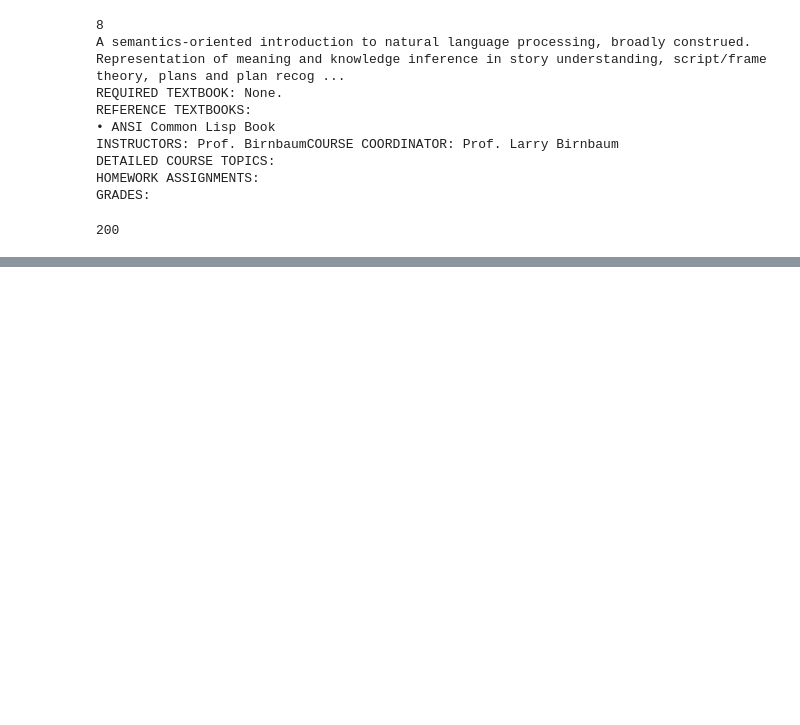
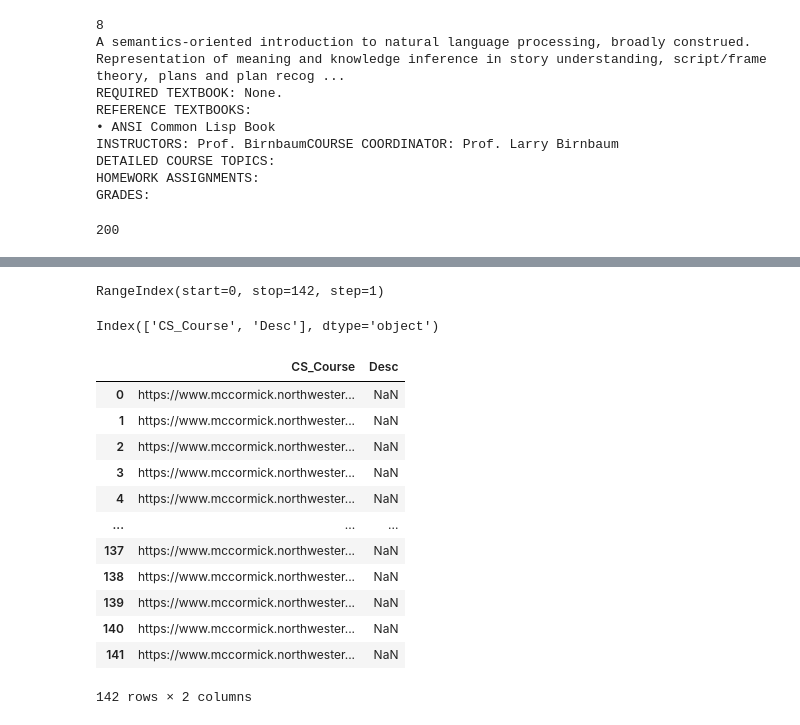
Before and after one commit to sesac-2023/cha_workspace, a Jupyter notebook: CRAWLING/230831~230901_practice.ipynb, the cells around one changed output, grey strips where cells are left out. Cells and saved outputs as stored; diff of their text form; code cells hidden in the pictures; blank space fills up the shorter version.

Commit message:
undated crawling code using pandas code

```diff
--- a/CRAWLING/230831~230901_practice.ipynb
+++ b/CRAWLING/230831~230901_practice.ipynb
@@ -64,3 +65,10 @@ response = requests.get(course_url)
 print(response.status_code)
 # %% [output]
 200
+# %%
+soup = BeautifulSoup(response.text, "html.parser")
+# print(soup)
+course_list = soup.select("#course_list tbody a") # PATH # 앞에 나온게 무조건 위에 있는 Level
+# # <- id id=""
+print(course_list[0])
+print(course_list[1])
@@ -66,0 +98,13 @@ print(response.status_code)
+# %%
+# List Comprehension
+# Lambda
+# course_list_url = [  i["href"] for i in course_list if str(i.text).startswith("COMP") ]
+# print(course_list_url[0])
+course_list_url = []
+for i in course_list:
+    # i.text -> String
+    if (i.text).startswith("COMP"):
+        # print(i)
+        # print(i["href"])
+        course_list_url.append(i["href"])
+print(course_list_url)
@@ -66,0 +113,8 @@ print(response.status_code)
+# %%
+# "https://www.mccormick.northwestern.edu/computer-science/academics/courses/descriptions/337.html"
+loop_url = "https://www.mccormick.northwestern.edu/computer-science/academics/courses/"
+course_list = []
+for course in course_list_url:
+    # print(f"{loop_url}{course}")
+    course_list.append(loop_url + course) # str_1 + str_2 -> str 1,2
+print(course_list) # course_list <- 우리가 들어가려는 모든 주소
@@ -66,0 +123,5 @@ print(response.status_code)
+# %%
+import pandas as pd # pandas python DB, Excel
+df = pd.DataFrame(columns=["CS_Course", "Desc"])
+df["CS_Course"] = course_list
+print(df)
@@ -66,0 +143,24 @@ print(response.status_code)
+# %%
+df.index
+# %% [output]
+RangeIndex(start=0, stop=142, step=1)
+# %%
+df.columns
+# %% [output]
+Index(['CS_Course', 'Desc'], dtype='object')
+# %%
+df
+# %% [output]
+|  | CS_Course | Desc |
+| 0 | https://www.mccormick.northwester... | NaN |
+| 1 | https://www.mccormick.northwester... | NaN |
+| 2 | https://www.mccormick.northwester... | NaN |
+| 3 | https://www.mccormick.northwester... | NaN |
+| 4 | https://www.mccormick.northwester... | NaN |
+| ... | ... | ... |
+| 137 | https://www.mccormick.northwester... | NaN |
+| 138 | https://www.mccormick.northwester... | NaN |
+| 139 | https://www.mccormick.northwester... | NaN |
+| 140 | https://www.mccormick.northwester... | NaN |
+| 141 | https://www.mccormick.northwester... | NaN |
+142 rows × 2 columns
```
Also changed, not shown: parts of 9 cells of this notebook.
